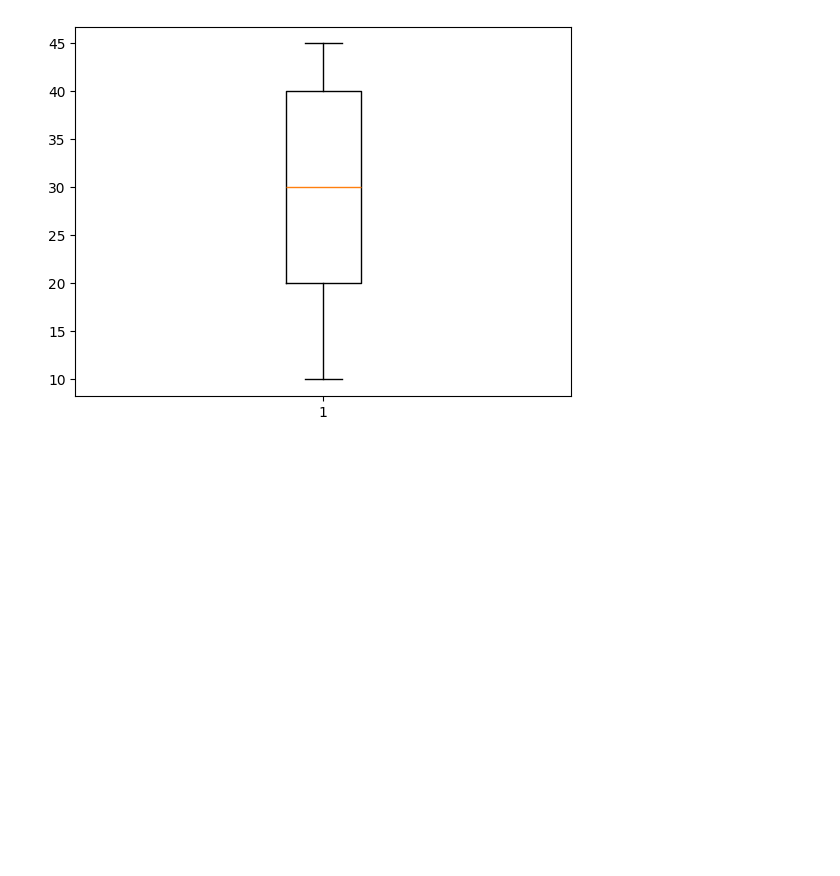
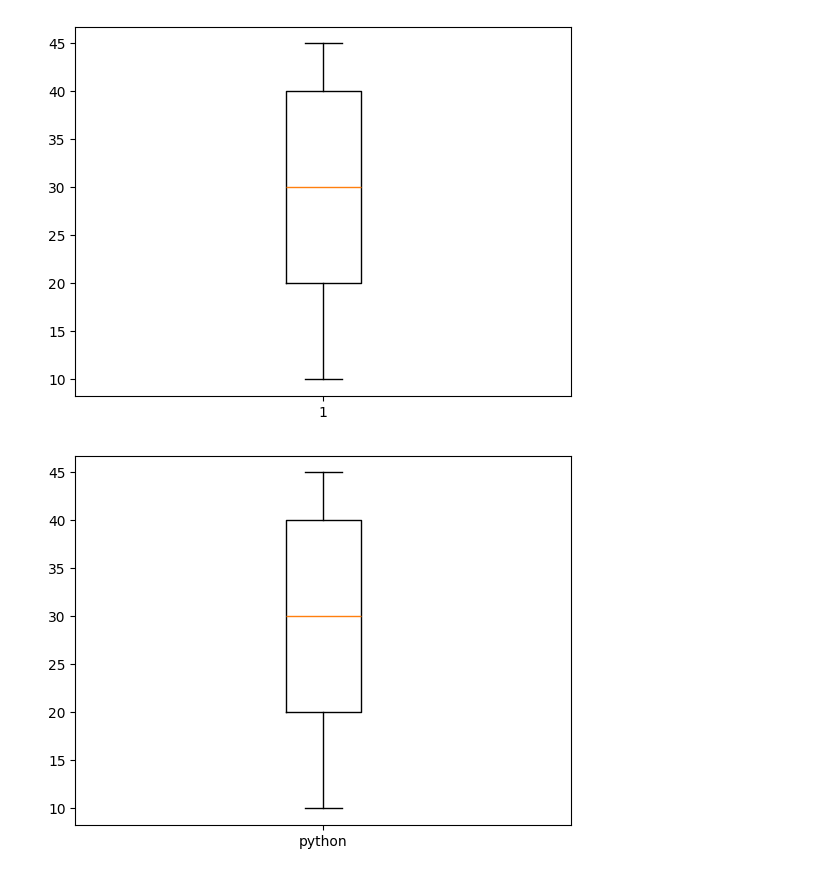
Before and after one commit to NishmthaM/matplotlib_python, a Jupyter notebook: Matplotlib.ipynb, the cells around one changed output. Saved outputs shown, nothing was run; the diff lists cells and outputs as text; code cells hidden in the pictures; blank space fills up the shorter version.

```diff
--- a/Matplotlib.ipynb
+++ b/Matplotlib.ipynb
@@ -437,3 +437,11 @@ plt.boxplot(x,widths=0.15)
 plt.show()
 # %% [output]
 [figure]
+# %%
+import matplotlib.pyplot as plt
+
+x=[10,20,30,40,45]
+plt.boxplot(x,tick_labels=["python"]) # lables parameter will be removed in the future version
+plt.show()
+# %% [output]
+[figure, added]
```
Also changed, not shown: parts of 1 cell of this notebook.
